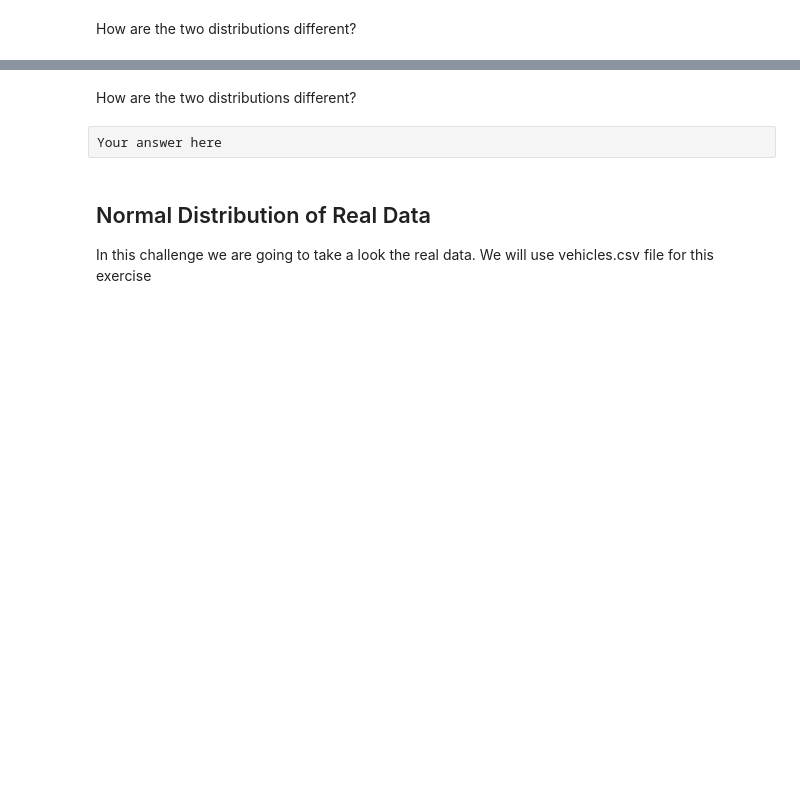
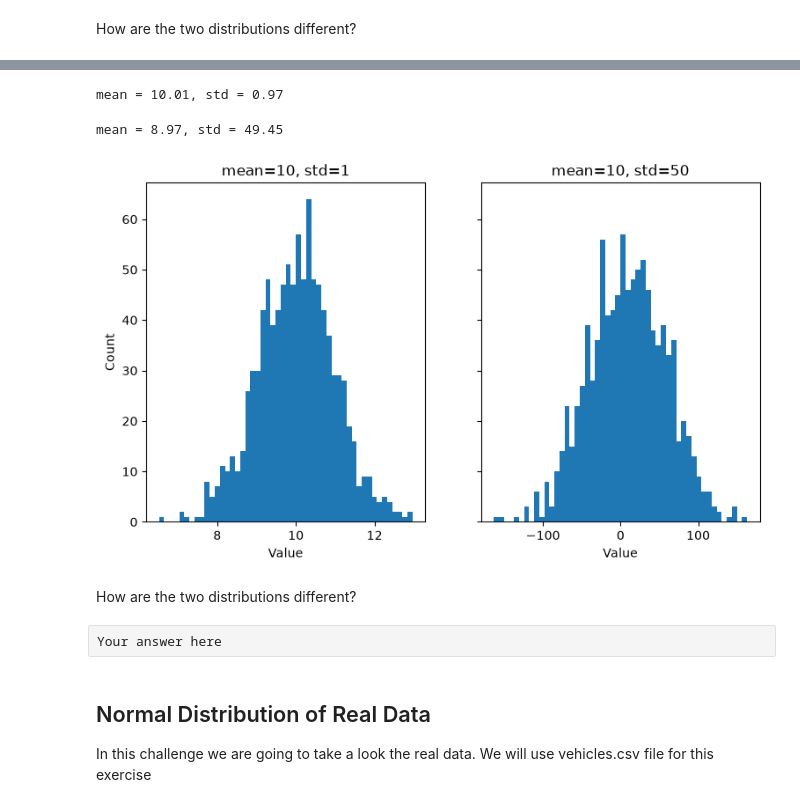
Before and after one commit to ironhack-labs/lab-continuous-probability-distributions-en, a Jupyter notebook: your-code/main.ipynb, the cells around one changed output, grey strips where cells are left out. Cells and saved outputs as stored; diff of their text form; code cells hidden in the pictures; blank space fills up the shorter version.

```diff
--- a/your-code/main.ipynb
+++ b/your-code/main.ipynb
@@ -77,3 +110,42 @@ from scipy.stats import norm
+# %%
+# your code here
+def generate_normal(mean, std, count):
+    """Generate `count` normally distributed random numbers with the given mean and standard deviation."""
+    return norm.rvs(loc=mean, scale=std, size=count)
+# %%
+# your code here
+# 1,000 numbers with mean 10 and standard deviation 1
+normal_std_1 = generate_normal(mean=10, std=1, count=1000)
+print(f"mean = {normal_std_1.mean():.2f}, std = {normal_std_1.std():.2f}")
+# %% [output]
+mean = 10.01, std = 0.97
+# %%
+# your code here
+# 1,000 numbers with mean 10 and standard deviation 50
+normal_std_50 = generate_normal(mean=10, std=50, count=1000)
+print(f"mean = {normal_std_50.mean():.2f}, std = {normal_std_50.std():.2f}")
+# %% [output]
+mean = 8.97, std = 49.45
+# %%
+# your code here
+# Histograms of the two samples (50 bins each)
+fig, axes = plt.subplots(1, 2, sharey=True, figsize=(9, 5))
+axes[0].hist(normal_std_1, bins=50)
+axes[0].set_title("mean=10, std=1")
+axes[1].hist(normal_std_50, bins=50)
+axes[1].set_title("mean=10, std=50")
+for ax in axes:
+    ax.set_xlabel("Value")
+axes[0].set_ylabel("Count")
+plt.show()
+
+# Answer to "How are the two distributions different?"
+# Both are bell-shaped and centred on the same mean (10), but the spread is different.
+# With std=1 almost all the values are between 7 and 13, so the bell is narrow and tall.
+# With std=50 the values go from about -160 to +160, so the bell is much wider and flatter.
+# The standard deviation controls the width of the distribution, the mean controls its centre.
+# %% [output]
+[figure, added]
 # %% [markdown]
 How are the two distributions different?
 # %% [raw]
```
Also changed, not shown: parts of 46 cells of this notebook.
